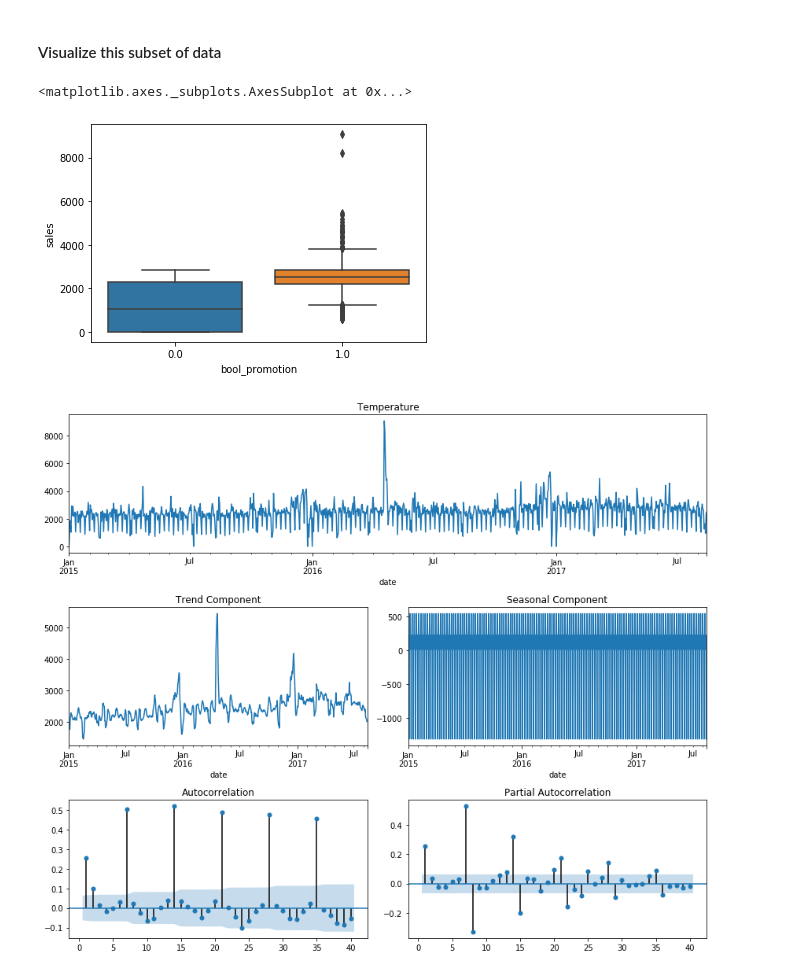
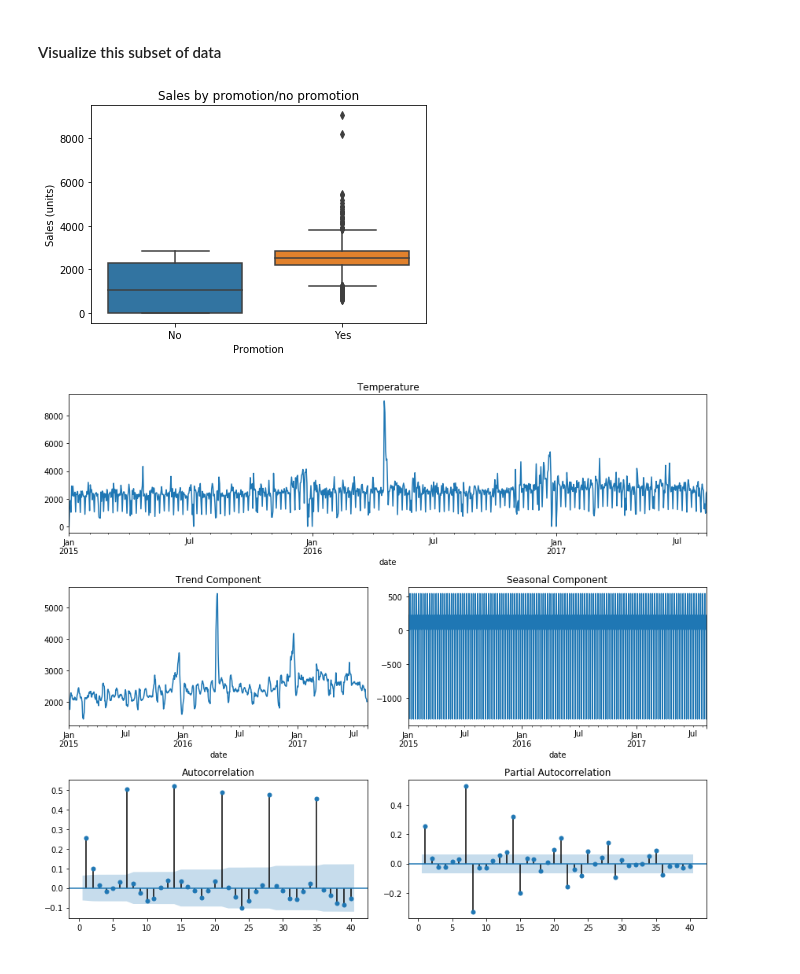
Before and after one commit to irenechang1510/sales-analysis, a Jupyter notebook: promotion_analysis.ipynb, the cells around one changed output. Cells and saved outputs as stored; diff of their text form; code cells hidden in the pictures.

```diff
--- a/promotion_analysis.ipynb
+++ b/promotion_analysis.ipynb
@@ -416,12 +402,18 @@ Name: bool_promotion, dtype: int64
 continuous_date.set_index('date', inplace = True)
 # %% [markdown]
 #### Visualize this subset of data
-# %%
-# visually check the relationship
-sns.boxplot(continuous_date['bool_promotion'], continuous_date['sales'])
-# %% [output]
-<matplotlib.axes._subplots.AxesSubplot at 0x...>
-[figure, removed]
+# %%
+# visually check the relationship
+sns.boxplot(continuous_date['bool_promotion'], continuous_date['sales'])
+plt.title("Sales by promotion/no promotion")
+plt.xlabel("Promotion")
+locs, labels = plt.xticks()
+labels = ['No', 'Yes']
+plt.xticks(locs, labels)
+plt.ylabel("Sales (units)")
+plt.show()
+# %% [output]
+[figure, added]
 # %%
 from statsmodels.tsa.seasonal import seasonal_decompose
 from statsmodels.graphics.tsaplots import plot_acf, plot_pacf
```
Also changed, not shown: parts of 70 cells of this notebook.
